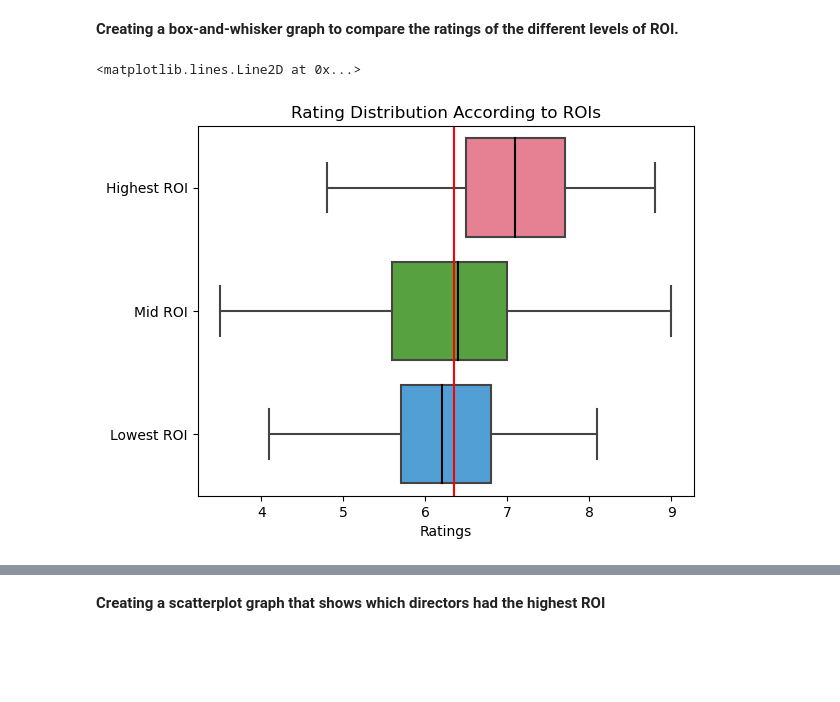
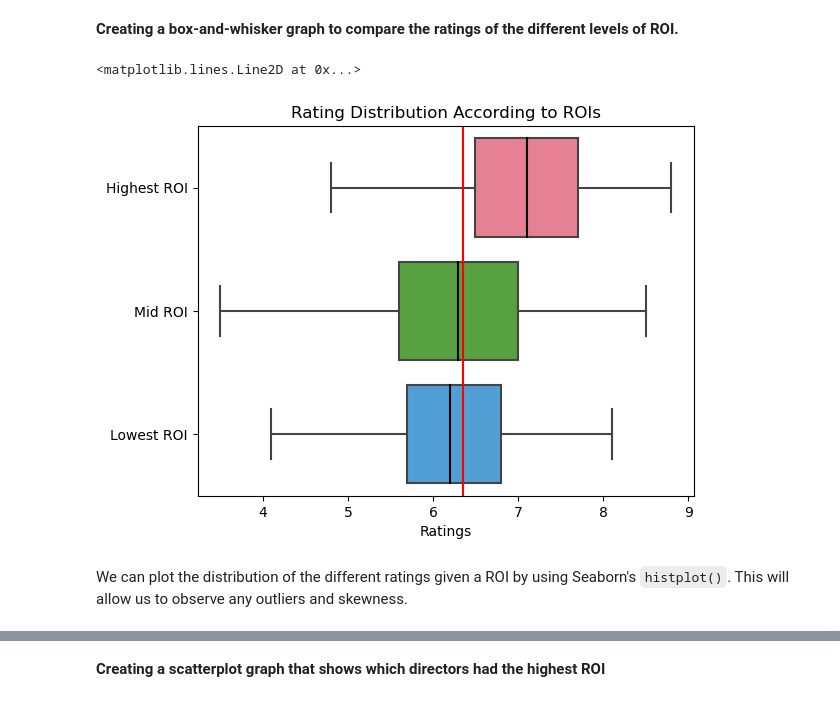
Before and after one commit to Jko0425/phase1_project, a Jupyter notebook: Final_project.ipynb, the cells around one changed output, grey strips where cells are left out. Saved outputs shown, nothing was run; the diff lists cells and outputs as text; code cells hidden in the pictures; blank space fills up the shorter version.

Commit message:
Update data and notebook

```diff
--- a/Final_project.ipynb
+++ b/Final_project.ipynb
@@ -421,0 +282,18 @@ memory usage: 4.7+ MB
+# %%
+def cleaning_df(df, primary_name):
+    #Create a new column 'rating_average' that contains 'vote_average' with filled in values
+    df['rating_average'] = df['vote_average_x'].fillna(df['vote_average_y'])
+
+    #New column 'vote_count' that contain values similar to the method used above
+    df['vote_count'] = df['vote_count'].fillna(df['numvotes'])
+
+    #Drop unnecessary columns and null values
+    df = df.drop(['id', 'numvotes', 'vote_average_x', 'vote_average_y'], axis=1)
+    df = df.drop_duplicates(subset=['movie', primary_name])
+    df = df.dropna()
+    print(df.info())
+    return df
+# %%
+directors_merged = cleaning_df(directors_merged, 'director')
+writers_merged = cleaning_df(writers_merged, 'writer')
+renown_merged = cleaning_df(renown_merged, 'renown')
@@ -431,18 +330,17 @@ Divide up `directors_ROI` to create three tiers:
 This was done by creating a new column `.assign(Rank= '')` and categorizing the rows according to their ROI.
 <br>We can then concatenate the three databases together by `pd.concat([databases here])`.
 # %%
-top_directors = directors_ROI.sort_values(by='ROI', ascending=False)
-top_directors = top_directors.iloc[:220]
+top_ROI = directors_merged.sort_values(by='ROI', ascending=False)
+top_ROI = top_ROI.iloc[:221]
 
-bot_directors = directors_ROI.sort_values(by='ROI', ascending=True)
-bot_directors = bot_directors.iloc[:220]
+bot_ROI = directors_merged.sort_values(by='ROI', ascending=True)
+bot_ROI = bot_ROI.iloc[:221]
 
-mid_directors = directors_ROI.sort_values(by='ROI', ascending=True)
-mid_directors = mid_directors.iloc[730:1430]
+mid_ROI = directors_merged.sort_values(by='ROI', ascending=True)
+mid_ROI = mid_ROI.iloc[988:1209]
 
-dir_1 = top_directors.assign(Rank='Highest ROI')
-dir_2 = mid_directors.assign(Rank='Mid ROI')
-dir_3 = bot_directors.assign(Rank='Lowest ROI')
+top_ROI = top_ROI.assign(Rank='Highest ROI')
+mid_ROI = mid_ROI.assign(Rank='Mid ROI')
+bot_ROI = bot_ROI.assign(Rank='Lowest ROI')
 
-concat_directors = pd.concat([dir_1, dir_2, dir_3])
-concat_directors.head()
+concat_ROI = pd.concat([top_ROI, mid_ROI, bot_ROI])
@@ -457,19 +348,21 @@ concat_directors.head()
 __Creating a box-and-whisker graph to compare the ratings of the different levels of ROI.__
 # %%
 fig = sns.boxplot(
-    data=concat_directors,
+    data=concat_ROI,
     x='rating_average',
     y='Rank',
     medianprops={'color': 'black'},
     orient='h',
     showfliers=False,
     palette='husl'
-).set(title='Rating Distribution According to ROIs')
+    ).set(title='Rating Distribution According to ROIs')
 plt.xlabel('Ratings')
 plt.ylabel('')
 
 # This vertical line represents the mean. It is calculated below.
 plt.axvline(6.35, color='red')
 # %% [output]
 <matplotlib.lines.Line2D at 0x...>
-[figure, old version]
+[figure, new version]
+# %% [markdown]
+We can plot the distribution of the different ratings given a ROI by using Seaborn's `histplot()`. This will allow us to observe any outliers and skewness.
```
Also changed, not shown: parts of 85 cells of this notebook, 1 other file.
